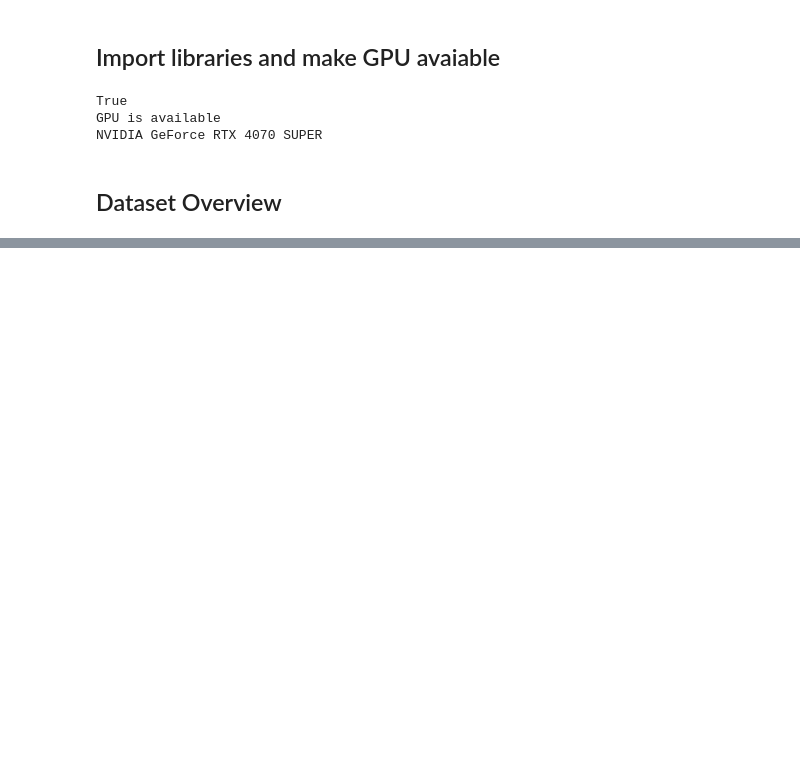
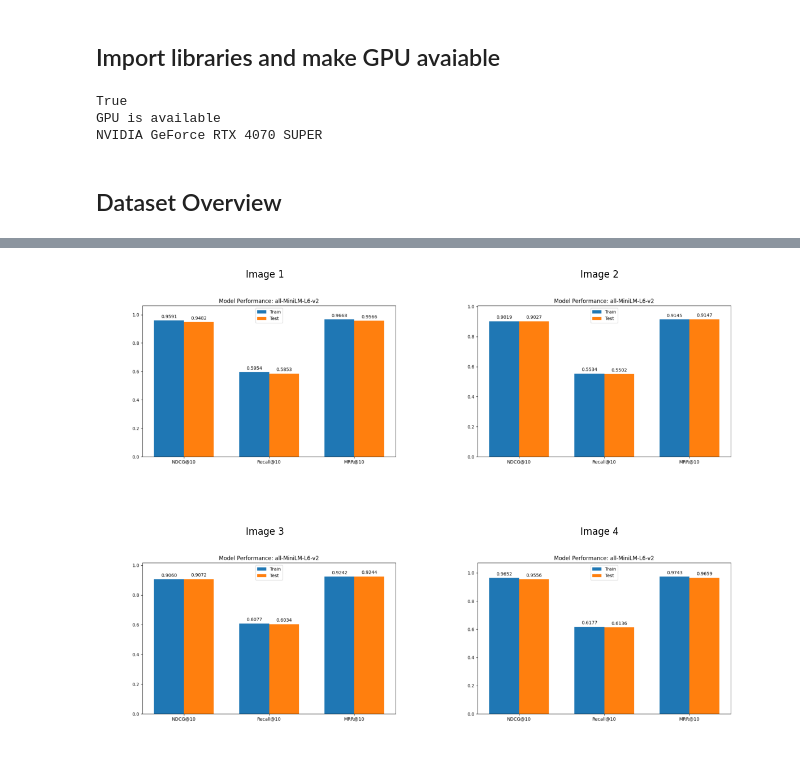
Before and after one commit to wei-wang11/Semantic-Search-Evaluation, a Jupyter notebook: report_notebook.ipynb, the cells around one changed output, grey strips where cells are left out. Saved outputs shown, nothing was run; the diff lists cells and outputs as text; code cells hidden in the pictures; blank space fills up the shorter version.

```diff
--- a/report_notebook.ipynb
+++ b/report_notebook.ipynb
@@ -718,0 +290,25 @@ Evaluating model on None train set...
+# %%
+# List of image paths
+image_paths = [
+    "output/all-MiniLM-L6-v2_all_large_metrics.png",
+    "output/all-MiniLM-L6-v2_all_small_metrics.png",
+    "output/all-MiniLM-L6-v2_us_metrics.png",
+    "output/all-MiniLM-L6-v2_us_large_metrics.png"
+]
+
+# Create a figure with subplots
+fig, axes = plt.subplots(2, 2, figsize=(12, 10))  # 2x2 grid
+axes = axes.flatten()  # Flatten the 2D array of axes for easy indexing
+
+# Load and display each image
+for i, image_path in enumerate(image_paths):
+    img = Image.open(image_path)
+    axes[i].imshow(np.array(img))
+    axes[i].set_title(f"Image {i+1}")
+    axes[i].axis('off')  # Turn off axis numbers
+
+# Adjust layout to prevent overlap
+plt.tight_layout()
+plt.show()
+# %% [output]
+[figure, added]
```
Also changed, not shown: parts of 26 cells of this notebook.
